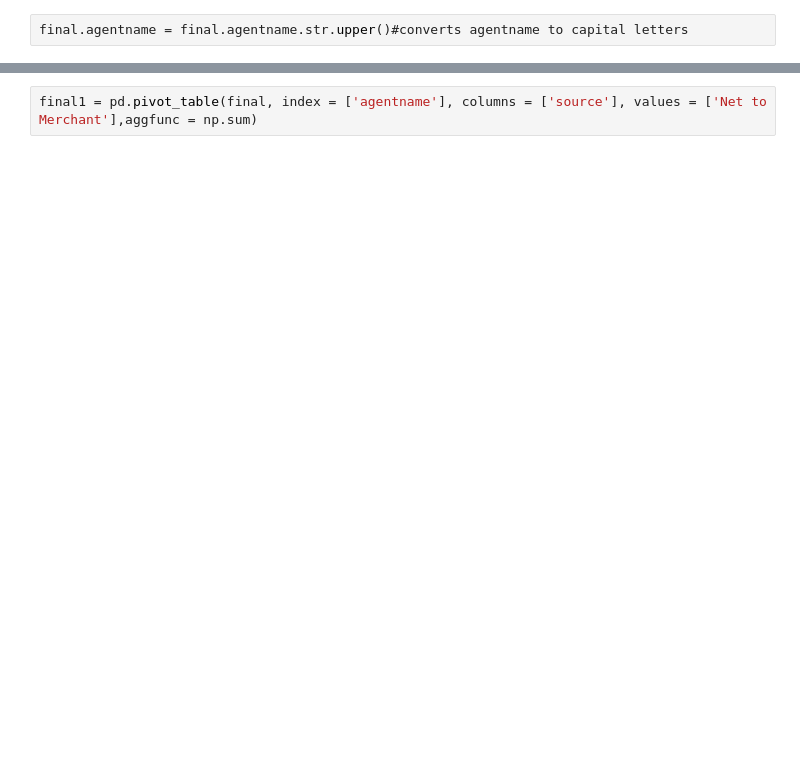
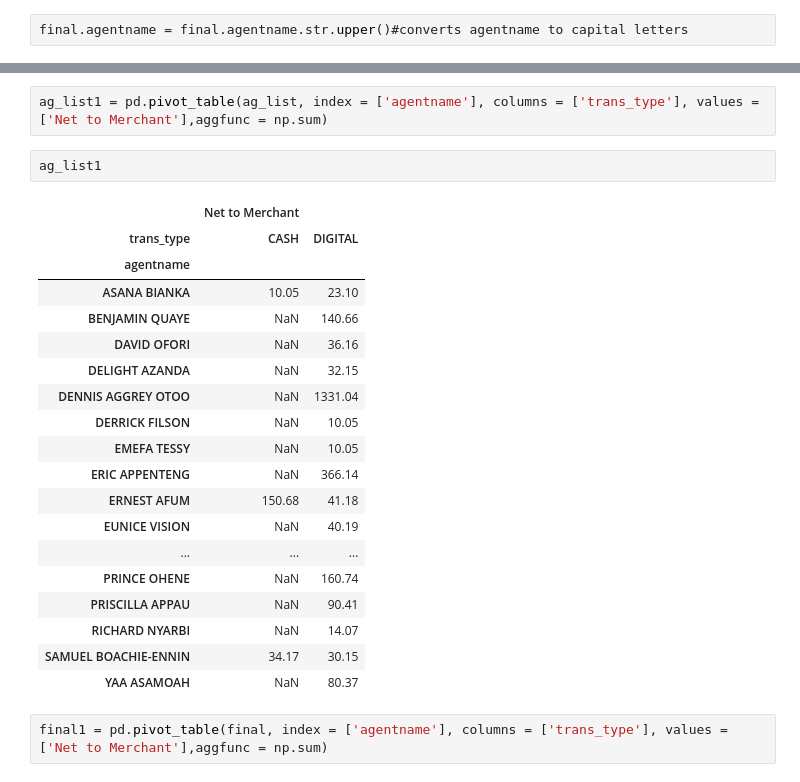
Before and after one commit to bryted/randomactivities, a Jupyter notebook: finalagentreport.ipynb, the cells around one changed output, grey strips where cells are left out. Cells and saved outputs as stored; diff of their text form; blank space fills up the shorter version.

```diff
--- a/finalagentreport.ipynb
+++ b/finalagentreport.ipynb
@@ -236,4 +288,28 @@ final.agentname = final.agentname.str.upper()#converts agentname to capital lett
+# %%
+ag_list1 = pd.pivot_table(ag_list, index = ['agentname'], columns = ['trans_type'], values = ['Net to Merchant'],aggfunc = np.sum)
+# %%
+ag_list1
+# %% [output]
+|  | Net to Merchant |  |
+| trans_type | CASH | DIGITAL |
+| agentname |  |  |
+| ASANA BIANKA | 10.05 | 23.10 |
+| BENJAMIN QUAYE | NaN | 140.66 |
+| DAVID OFORI | NaN | 36.16 |
+| DELIGHT AZANDA | NaN | 32.15 |
+| DENNIS AGGREY OTOO | NaN | 1331.04 |
+| DERRICK FILSON | NaN | 10.05 |
+| EMEFA TESSY | NaN | 10.05 |
+| ERIC APPENTENG | NaN | 366.14 |
+| ERNEST AFUM | 150.68 | 41.18 |
+| EUNICE VISION | NaN | 40.19 |
+| ... | ... | ... |
+| PRINCE OHENE | NaN | 160.74 |
+| PRISCILLA APPAU | NaN | 90.41 |
+| RICHARD NYARBI | NaN | 14.07 |
+| SAMUEL BOACHIE-ENNIN | 34.17 | 30.15 |
+| YAA ASAMOAH | NaN | 80.37 |
 # %%
-final1 = pd.pivot_table(final, index = ['agentname'], columns = ['source'], values = ['Net to Merchant'],aggfunc = np.sum)
+final1 = pd.pivot_table(final, index = ['agentname'], columns = ['trans_type'], values = ['Net to Merchant'],aggfunc = np.sum)
 # %%
 final1
```
Also changed, not shown: parts of 18 cells of this notebook.
